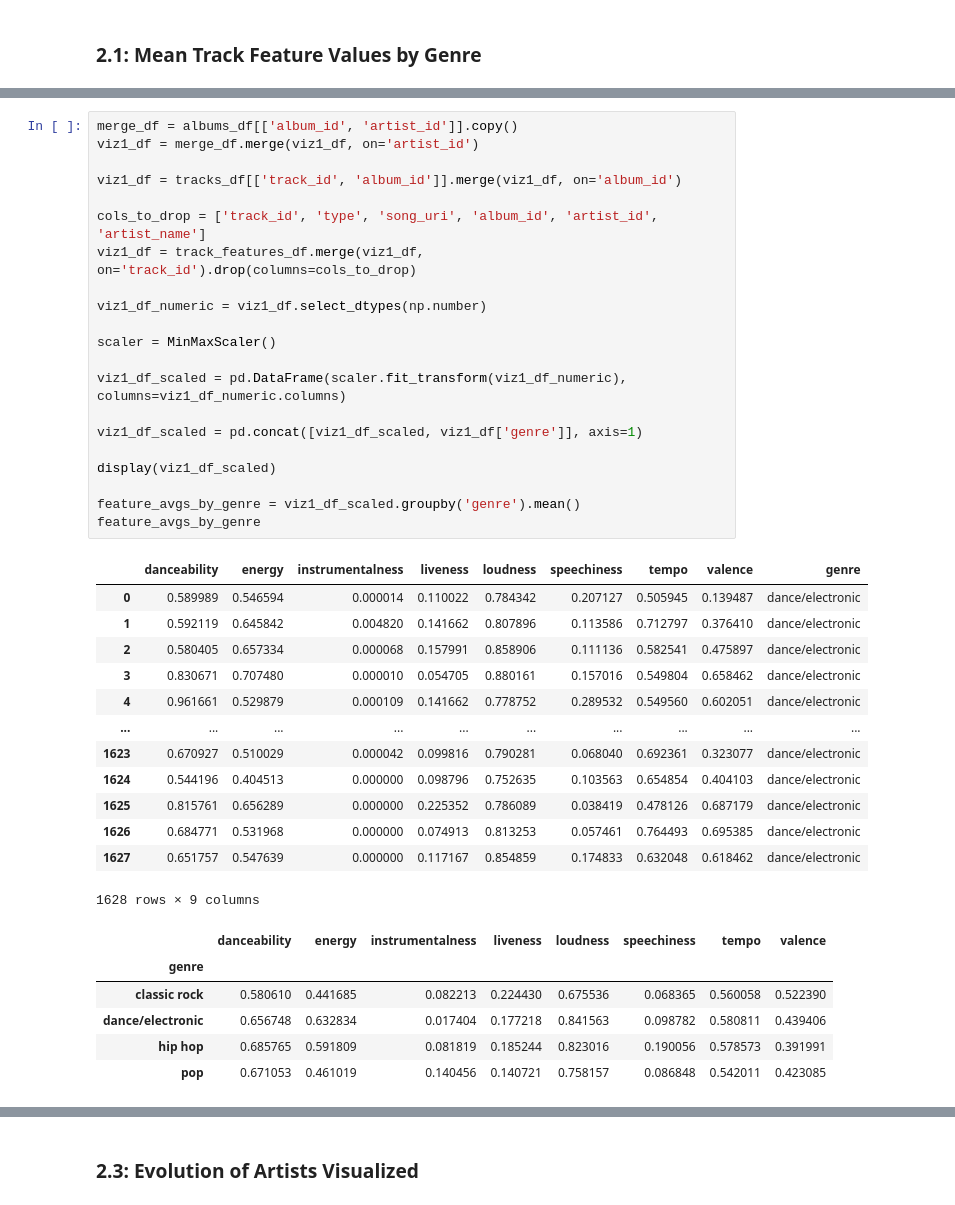
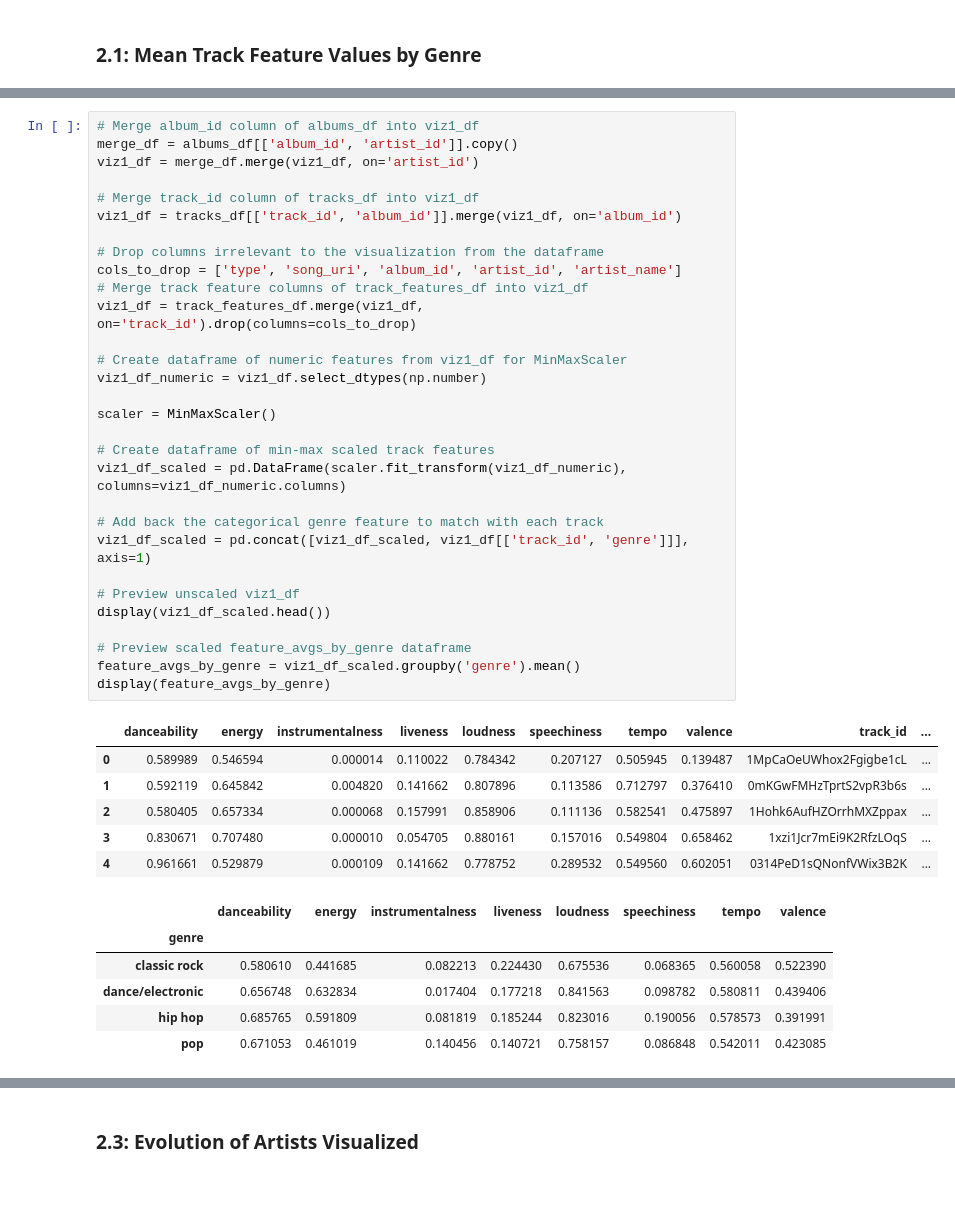
Before and after one commit to rjpost20/Onramp-Project, a Jupyter notebook: Project-Notebook-V2.ipynb, the cells around one changed output, grey strips where cells are left out. Cells and saved outputs as stored; diff of their text form.

```diff
--- a/Project-Notebook-V2.ipynb
+++ b/Project-Notebook-V2.ipynb
@@ -1308,40 +1314,42 @@ pop                 4
 hip hop             4
 Name: genre, dtype: int64
 # %%
+# Merge album_id column of albums_df into viz1_df
 merge_df = albums_df[['album_id', 'artist_id']].copy()
 viz1_df = merge_df.merge(viz1_df, on='artist_id')
 
+# Merge track_id column of tracks_df into viz1_df
 viz1_df = tracks_df[['track_id', 'album_id']].merge(viz1_df, on='album_id')
 
-cols_to_drop = ['track_id', 'type', 'song_uri', 'album_id', 'artist_id', 'artist_name']
+# Drop columns irrelevant to the visualization from the dataframe
+cols_to_drop = ['type', 'song_uri', 'album_id', 'artist_id', 'artist_name']
+# Merge track feature columns of track_features_df into viz1_df
 viz1_df = track_features_df.merge(viz1_df, on='track_id').drop(columns=cols_to_drop)
 
+# Create dataframe of numeric features from viz1_df for MinMaxScaler
 viz1_df_numeric = viz1_df.select_dtypes(np.number)
 
 scaler = MinMaxScaler()
 
+# Create dataframe of min-max scaled track features
 viz1_df_scaled = pd.DataFrame(scaler.fit_transform(viz1_df_numeric), columns=viz1_df_numeric.columns)
 
-viz1_df_scaled = pd.concat([viz1_df_scaled, viz1_df['genre']], axis=1)
+# Add back the categorical genre feature to match with each track
+viz1_df_scaled = pd.concat([viz1_df_scaled, viz1_df[['track_id', 'genre']]], axis=1)
 
-display(viz1_df_scaled)
+# Preview unscaled viz1_df
+display(viz1_df_scaled.head())
 
+# Preview scaled feature_avgs_by_genre dataframe
 feature_avgs_by_genre = viz1_df_scaled.groupby('genre').mean()
-feature_avgs_by_genre
+display(feature_avgs_by_genre)
 # %% [output]
-|  | danceability | energy | instrumentalness | liveness | loudness | speechiness | tempo | valence | genre |
-| 0 | 0.589989 | 0.546594 | 0.000014 | 0.110022 | 0.784342 | 0.207127 | 0.505945 | 0.139487 | dance/electronic |
-| 1 | 0.592119 | 0.645842 | 0.004820 | 0.141662 | 0.807896 | 0.113586 | 0.712797 | 0.376410 | dance/electronic |
-| 2 | 0.580405 | 0.657334 | 0.000068 | 0.157991 | 0.858906 | 0.111136 | 0.582541 | 0.475897 | dance/electronic |
-| 3 | 0.830671 | 0.707480 | 0.000010 | 0.054705 | 0.880161 | 0.157016 | 0.549804 | 0.658462 | dance/electronic |
-| 4 | 0.961661 | 0.529879 | 0.000109 | 0.141662 | 0.778752 | 0.289532 | 0.549560 | 0.602051 | dance/electronic |
-| ... | ... | ... | ... | ... | ... | ... | ... | ... | ... |
-| 1623 | 0.670927 | 0.510029 | 0.000042 | 0.099816 | 0.790281 | 0.068040 | 0.692361 | 0.323077 | dance/electronic |
-| 1624 | 0.544196 | 0.404513 | 0.000000 | 0.098796 | 0.752635 | 0.103563 | 0.654854 | 0.404103 | dance/electronic |
-| 1625 | 0.815761 | 0.656289 | 0.000000 | 0.225352 | 0.786089 | 0.038419 | 0.478126 | 0.687179 | dance/electronic |
-| 1626 | 0.684771 | 0.531968 | 0.000000 | 0.074913 | 0.813253 | 0.057461 | 0.764493 | 0.695385 | dance/electronic |
-| 1627 | 0.651757 | 0.547639 | 0.000000 | 0.117167 | 0.854859 | 0.174833 | 0.632048 | 0.618462 | dance/electronic |
+|  | danceability | energy | instrumentalness | liveness | loudness | speechiness | tempo | valence | track_id | ... |
+| 0 | 0.589989 | 0.546594 | 0.000014 | 0.110022 | 0.784342 | 0.207127 | 0.505945 | 0.139487 | 1MpCaOeUWhox2Fgigbe1cL | ... |
+| 1 | 0.592119 | 0.645842 | 0.004820 | 0.141662 | 0.807896 | 0.113586 | 0.712797 | 0.376410 | 0mKGwFMHzTprtS2vpR3b6s | ... |
+| 2 | 0.580405 | 0.657334 | 0.000068 | 0.157991 | 0.858906 | 0.111136 | 0.582541 | 0.475897 | 1Hohk6AufHZOrrhMXZppax | ... |
+| 3 | 0.830671 | 0.707480 | 0.000010 | 0.054705 | 0.880161 | 0.157016 | 0.549804 | 0.658462 | 1xzi1Jcr7mEi9K2RfzLOqS | ... |
+| 4 | 0.961661 | 0.529879 | 0.000109 | 0.141662 | 0.778752 | 0.289532 | 0.549560 | 0.602051 | 0314PeD1sQNonfVWix3B2K | ... |
-1628 rows × 9 columns
 |  | danceability | energy | instrumentalness | liveness | loudness | speechiness | tempo | valence |
 | genre |  |  |  |  |  |  |  |  |
 | classic rock | 0.580610 | 0.441685 | 0.082213 | 0.224430 | 0.675536 | 0.068365 | 0.560058 | 0.522390 |
```
Also changed, not shown: parts of 5 cells of this notebook.
